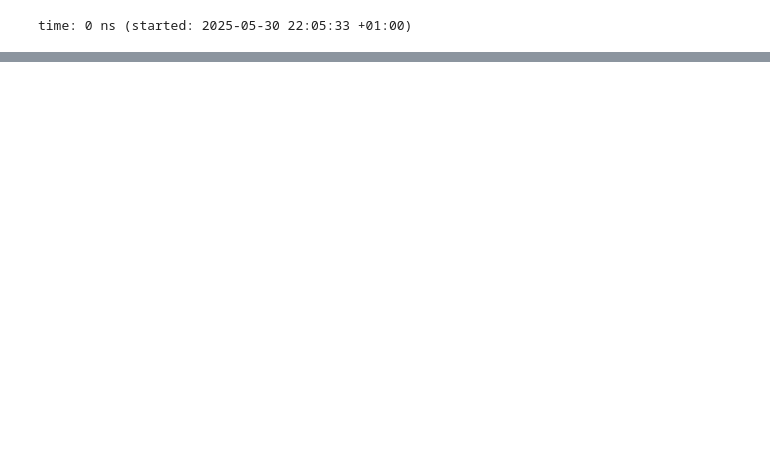
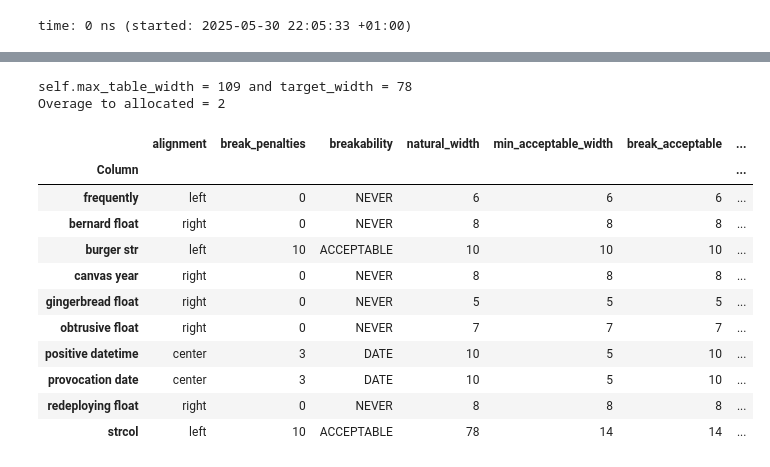
Before and after one commit to mynl/archivum_project, a Jupyter notebook: temp/text-extractor.ipynb, the cells around one changed output, grey strips where cells are left out. Cells and saved outputs as stored; diff of their text form; code cells hidden in the pictures; blank space fills up the shorter version.

```diff
--- a/temp/text-extractor.ipynb
+++ b/temp/text-extractor.ipynb
@@ -1996,0 +1954,18 @@ time: 297 ms (started: 2025-05-30 22:06:33 +01:00)
+# %%
+
+cw
+# %% [output]
+self.max_table_width = 109 and target_width = 78
+Overage to allocated = 2
+|  | alignment | break_penalties | breakability | natural_width | min_acceptable_width | break_acceptable | ... |
+| Column |  |  |  |  |  |  | ... |
+| frequently | left | 0 | NEVER | 6 | 6 | 6 | ... |
+| bernard float | right | 0 | NEVER | 8 | 8 | 8 | ... |
+| burger str | left | 10 | ACCEPTABLE | 10 | 10 | 10 | ... |
+| canvas year | right | 0 | NEVER | 8 | 8 | 8 | ... |
+| gingerbread float | right | 0 | NEVER | 5 | 5 | 5 | ... |
+| obtrusive float | right | 0 | NEVER | 7 | 7 | 7 | ... |
+| positive datetime | center | 3 | DATE | 10 | 5 | 10 | ... |
+| provocation date | center | 3 | DATE | 10 | 5 | 10 | ... |
+| redeploying float | right | 0 | NEVER | 8 | 8 | 8 | ... |
+| strcol | left | 10 | ACCEPTABLE | 78 | 14 | 14 | ... |
```
Also changed, not shown: parts of 90 cells of this notebook, 9 other files.
